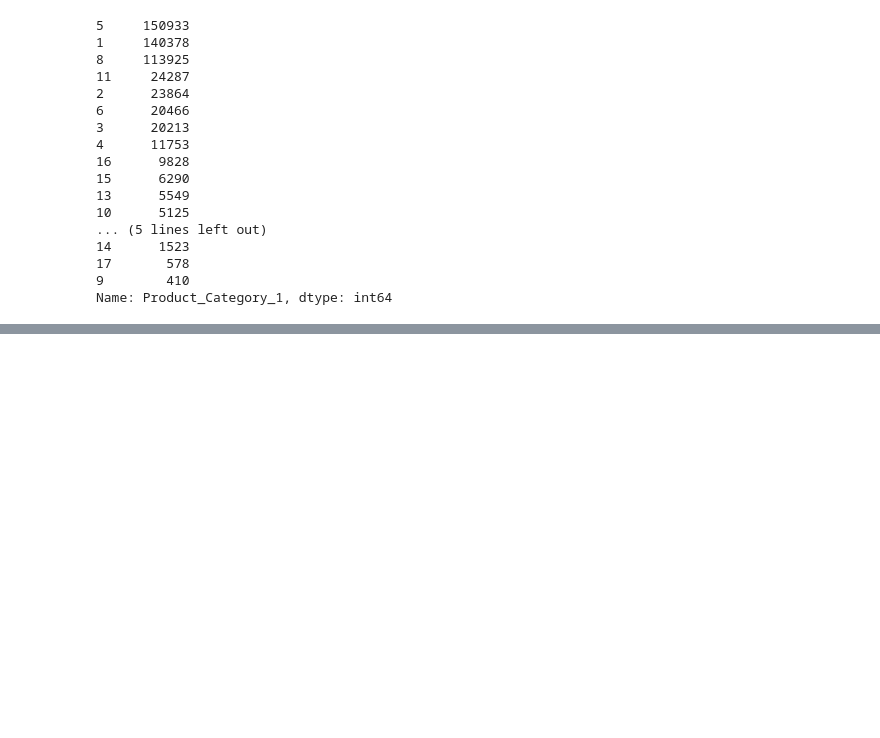
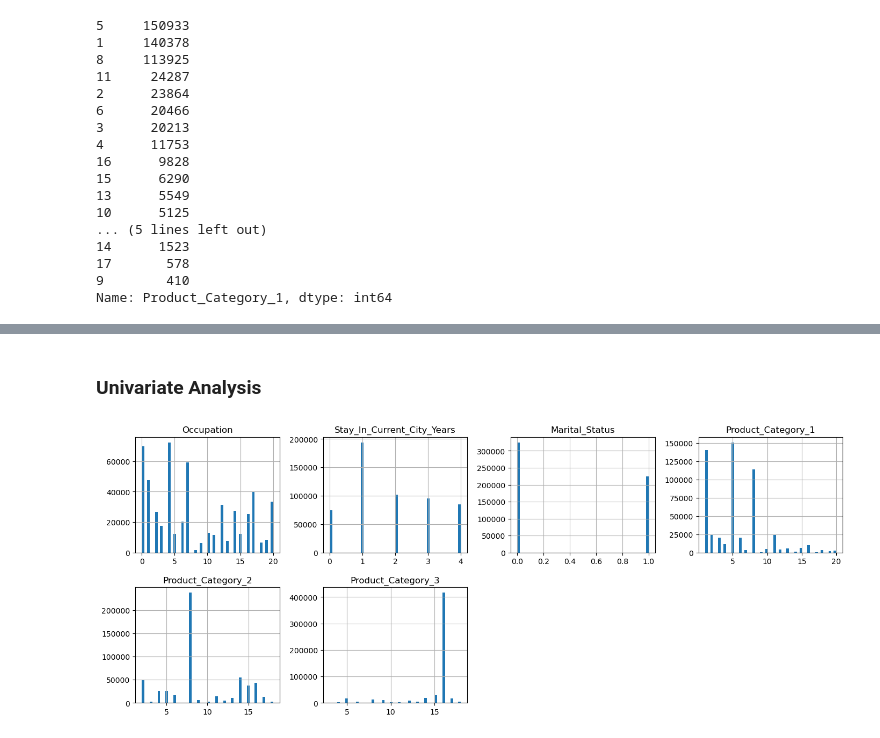
Before and after one commit to tharangachaminda/Black_Friday_Purchase, a Jupyter notebook: black_friday.ipynb, the cells around one changed output, grey strips where cells are left out. Cells and saved outputs as stored; diff of their text form; code cells hidden in the pictures; blank space fills up the shorter version.

Commit message:
EDA and basic visualization is completed.

```diff
--- a/black_friday.ipynb
+++ b/black_friday.ipynb
@@ -140,0 +147,3 @@ Name: Product_Category_1, dtype: int64
+# %%
+df['Stay_In_Current_City_Years'] = df['Stay_In_Current_City_Years'].str.replace('+', '')
+df.head()
@@ -140,0 +180,3 @@ Name: Product_Category_1, dtype: int64
+# %%
+df['Product_Category_2'] = df['Product_Category_2'].fillna(df['Product_Category_2'].mode()[0])
+df['Product_Category_3'] = df['Product_Category_3'].fillna(df['Product_Category_3'].mode()[0])
@@ -140,0 +220,3 @@ Name: Product_Category_1, dtype: int64
+# %%
+# convert Stay_In_Current_City_Years into int
+df['Stay_In_Current_City_Years'] = df['Stay_In_Current_City_Years'].astype(int)
@@ -140,0 +237,8 @@ Name: Product_Category_1, dtype: int64
+# %% [markdown]
+### Univariate Analysis
+# %%
+columns = list(df)[0:-1] # select first 8 colums
+df[columns].hist(bins=50, figsize=(17, 50), layout=(14, 4))
+plt.show()
+# %% [output]
+[figure, added]
```
Also changed, not shown: parts of 24 cells of this notebook.
